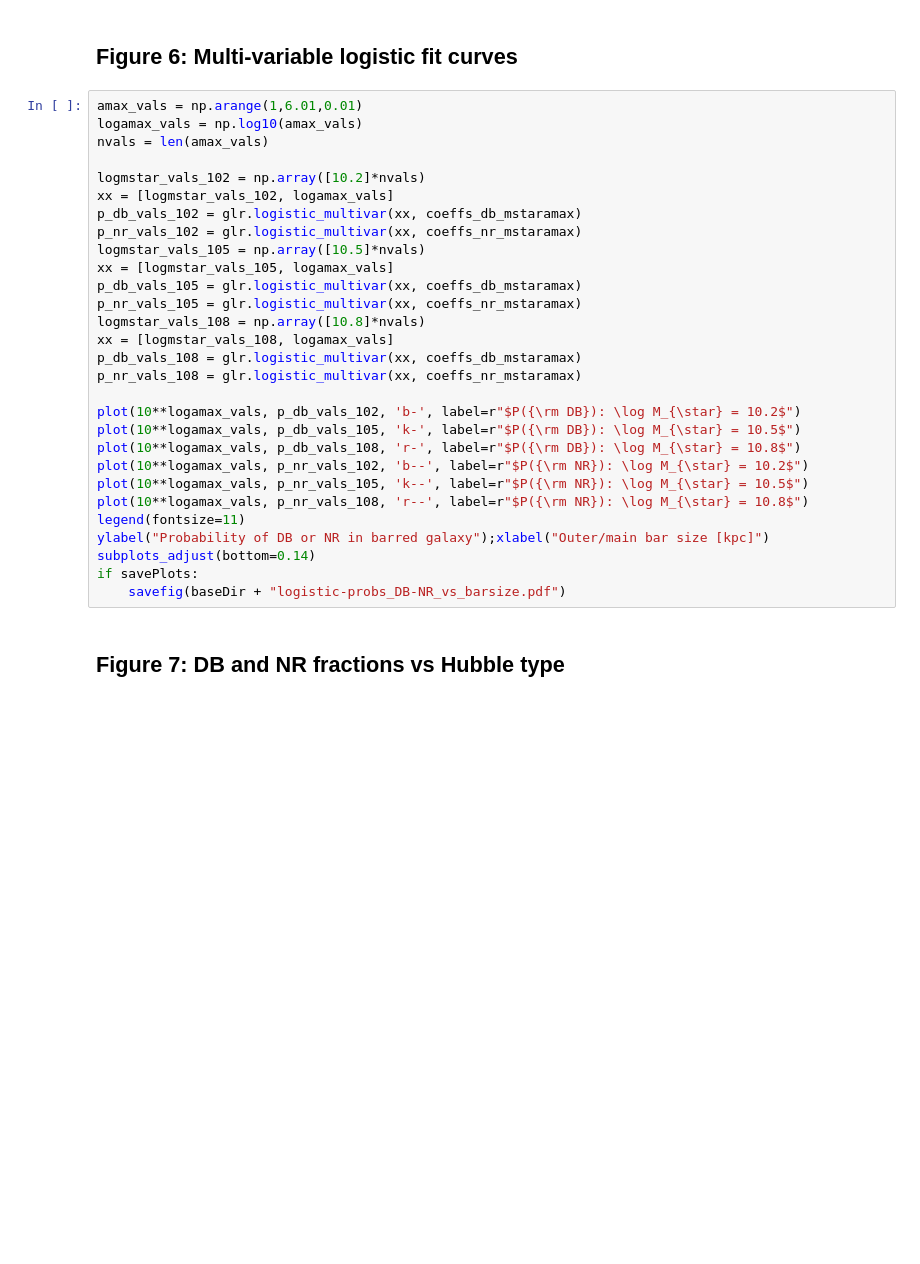
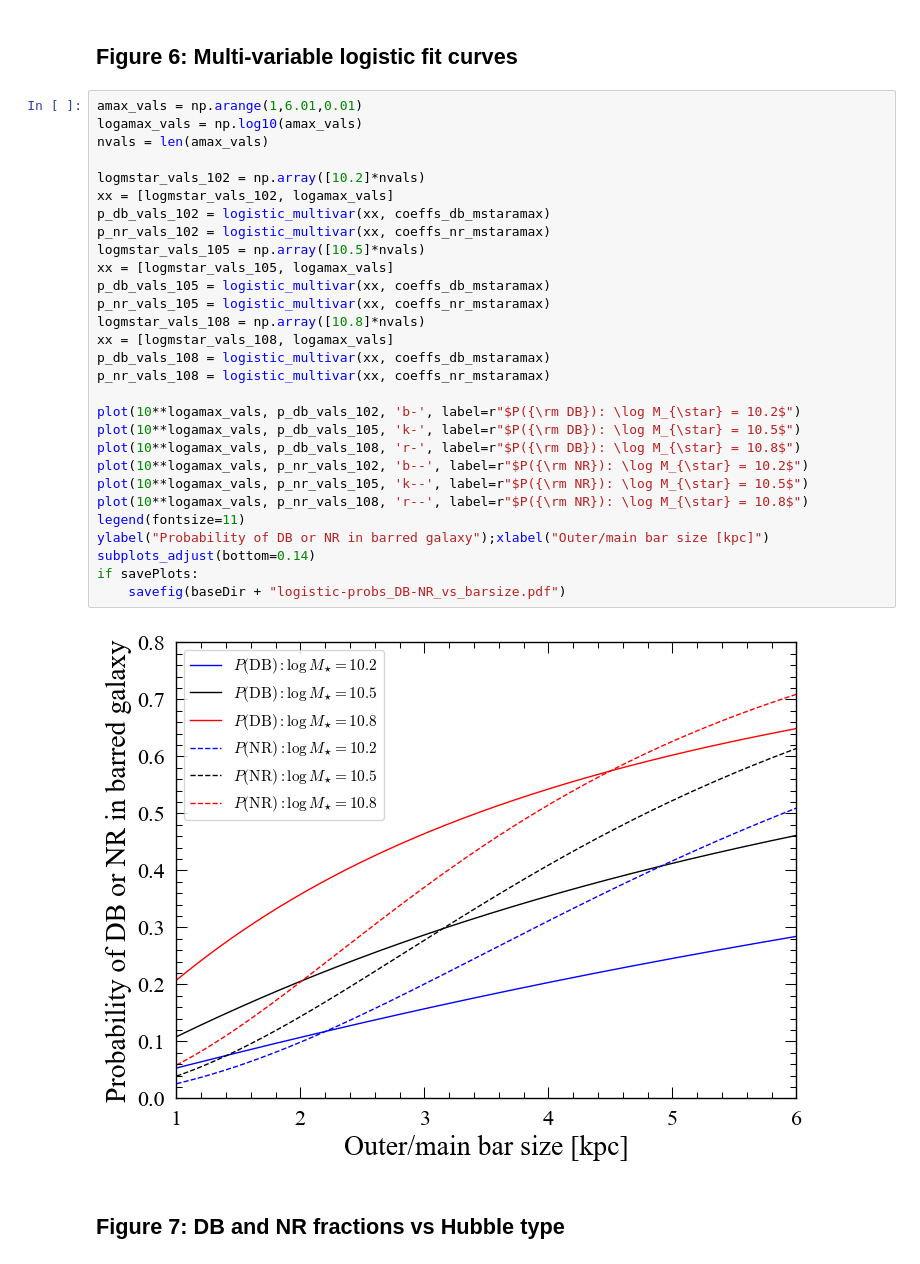
Before and after one commit to perwin/db-nr_paper, a Jupyter notebook: figures_for_paper.ipynb, the cells around one changed output. Drawn from its saved outputs; the diff is of its cells as text; blank space fills up the shorter version.

```diff
--- a/figures_for_paper.ipynb
+++ b/figures_for_paper.ipynb
@@ -314,32 +392,34 @@ if savePlots:
 # %%
 amax_vals = np.arange(1,6.01,0.01)
 logamax_vals = np.log10(amax_vals)
 nvals = len(amax_vals)
 
 logmstar_vals_102 = np.array([10.2]*nvals)
 xx = [logmstar_vals_102, logamax_vals]
-p_db_vals_102 = glr.logistic_multivar(xx, coeffs_db_mstaramax)
-p_nr_vals_102 = glr.logistic_multivar(xx, coeffs_nr_mstaramax)
+p_db_vals_102 = logistic_multivar(xx, coeffs_db_mstaramax)
+p_nr_vals_102 = logistic_multivar(xx, coeffs_nr_mstaramax)
 logmstar_vals_105 = np.array([10.5]*nvals)
 xx = [logmstar_vals_105, logamax_vals]
-p_db_vals_105 = glr.logistic_multivar(xx, coeffs_db_mstaramax)
-p_nr_vals_105 = glr.logistic_multivar(xx, coeffs_nr_mstaramax)
+p_db_vals_105 = logistic_multivar(xx, coeffs_db_mstaramax)
+p_nr_vals_105 = logistic_multivar(xx, coeffs_nr_mstaramax)
 logmstar_vals_108 = np.array([10.8]*nvals)
 xx = [logmstar_vals_108, logamax_vals]
-p_db_vals_108 = glr.logistic_multivar(xx, coeffs_db_mstaramax)
-p_nr_vals_108 = glr.logistic_multivar(xx, coeffs_nr_mstaramax)
+p_db_vals_108 = logistic_multivar(xx, coeffs_db_mstaramax)
+p_nr_vals_108 = logistic_multivar(xx, coeffs_nr_mstaramax)
 
 plot(10**logamax_vals, p_db_vals_102, 'b-', label=r"$P({\rm DB}): \log M_{\star} = 10.2$")
 plot(10**logamax_vals, p_db_vals_105, 'k-', label=r"$P({\rm DB}): \log M_{\star} = 10.5$")
 plot(10**logamax_vals, p_db_vals_108, 'r-', label=r"$P({\rm DB}): \log M_{\star} = 10.8$")
 plot(10**logamax_vals, p_nr_vals_102, 'b--', label=r"$P({\rm NR}): \log M_{\star} = 10.2$")
 plot(10**logamax_vals, p_nr_vals_105, 'k--', label=r"$P({\rm NR}): \log M_{\star} = 10.5$")
 plot(10**logamax_vals, p_nr_vals_108, 'r--', label=r"$P({\rm NR}): \log M_{\star} = 10.8$")
 legend(fontsize=11)
 ylabel("Probability of DB or NR in barred galaxy");xlabel("Outer/main bar size [kpc]")
 subplots_adjust(bottom=0.14)
 if savePlots:
     savefig(baseDir + "logistic-probs_DB-NR_vs_barsize.pdf")
+# %% [output]
+[figure, added]
 # %% [markdown]
 ## Figure 7: DB and NR fractions vs Hubble type
 # %% [markdown]
```
Also changed, not shown: parts of 10 cells of this notebook, 1 other file.
